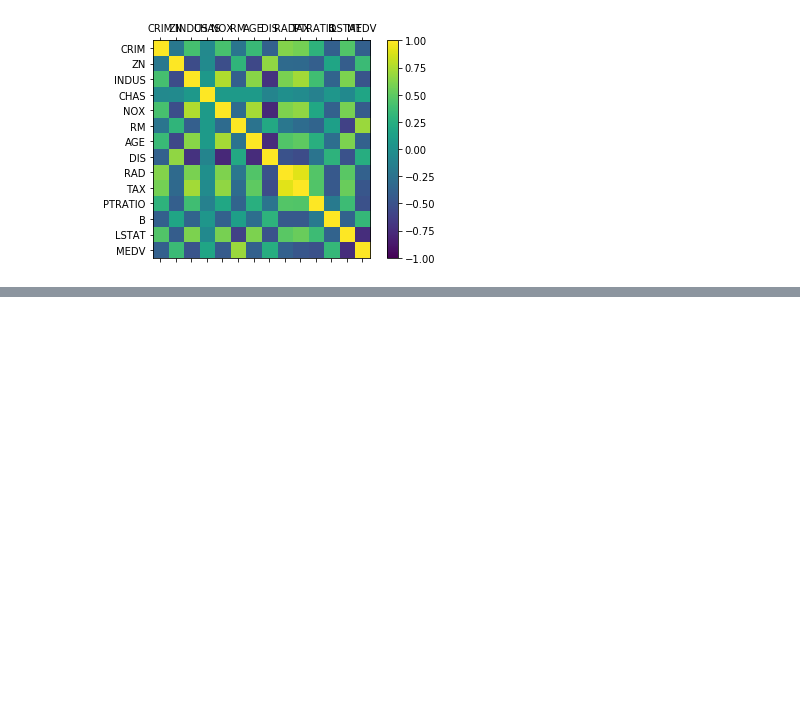
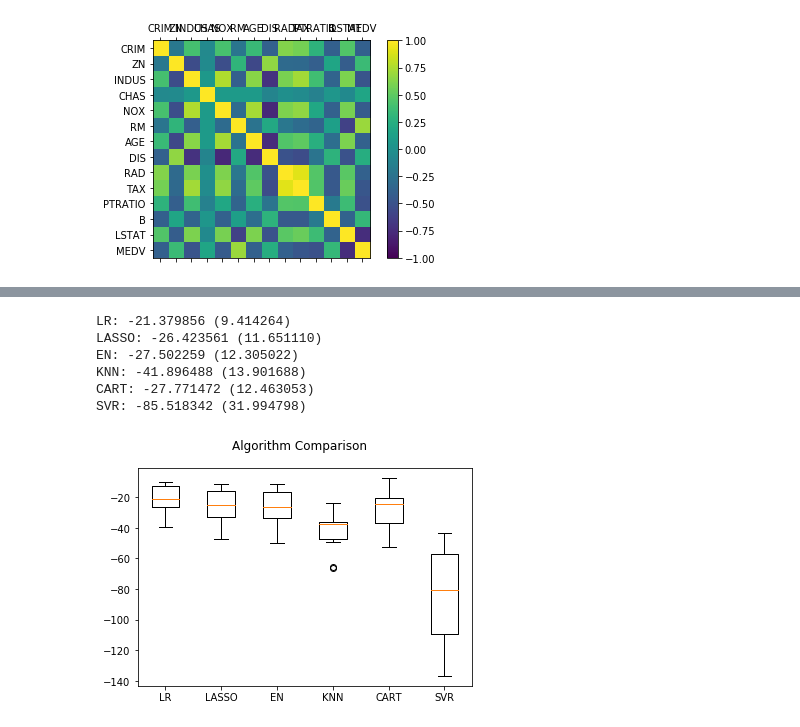
Before and after one commit to loganrane/MachineLearning101, a Jupyter notebook: ML Project End to End - Beginner - 2.ipynb, the cells around one changed output, grey strips where cells are left out. Drawn from its saved outputs; the diff is of its cells as text; code cells hidden in the pictures; blank space fills up the shorter version.

```diff
--- a/ML Project End to End - Beginner - 2.ipynb
+++ b/ML Project End to End - Beginner - 2.ipynb
@@ -173,2 +174,49 @@ plt.show()
 # %%
 # Split - Out validation dataset : Doing now to avoid any data leakage
+array = dataset.values
+X = array[:, :-1]
+y = array[: , -1]
+validation_size = 0.20
+seed = 7
+X_train, X_validation, y_train, y_validation = train_test_split(X, y, test_size = validation_size, random_state = seed)
+# %%
+# Test options and evaluation metric
+num_folds = 10
+seed = 7
+scoring = 'neg_mean_squared_error'
+# %%
+models = []
+models.append(('LR', LinearRegression()))
+models.append(('LASSO', Lasso()))
+models.append(('EN', ElasticNet()))
+models.append(('KNN', KNeighborsRegressor()))
+models.append(('CART', DecisionTreeRegressor()))
+models.append(('SVR', SVR()))
+
+# Evaluate each model in turn
+results = []
+names = []
+for name, model in models:
+    kfold = KFold(n_splits = num_folds, random_state = seed)
+    cv_results = cross_val_score(model, X_train, y_train, cv = kfold, scoring = scoring)
+    results.append(cv_results)
+    names.append(name)
+    msg = "%s: %f (%f)" % (name, cv_results.mean(), cv_results.std())
+    print(msg)
+# %% [output]
+LR: -21.379856 (9.414264)
+LASSO: -26.423561 (11.651110)
+EN: -27.502259 (12.305022)
+KNN: -41.896488 (13.901688)
+CART: -27.771472 (12.463053)
+SVR: -85.518342 (31.994798)
+# %%
+# Compare Algorithm
+fig = plt.figure()
+fig.suptitle('Algorithm Comparison')
+ax = fig.add_subplot(111)
+plt.boxplot(results)
+ax.set_xticklabels(names)
+plt.show()
+# %% [output]
+[figure, added]
```
Also changed, not shown: parts of 2 cells of this notebook.
